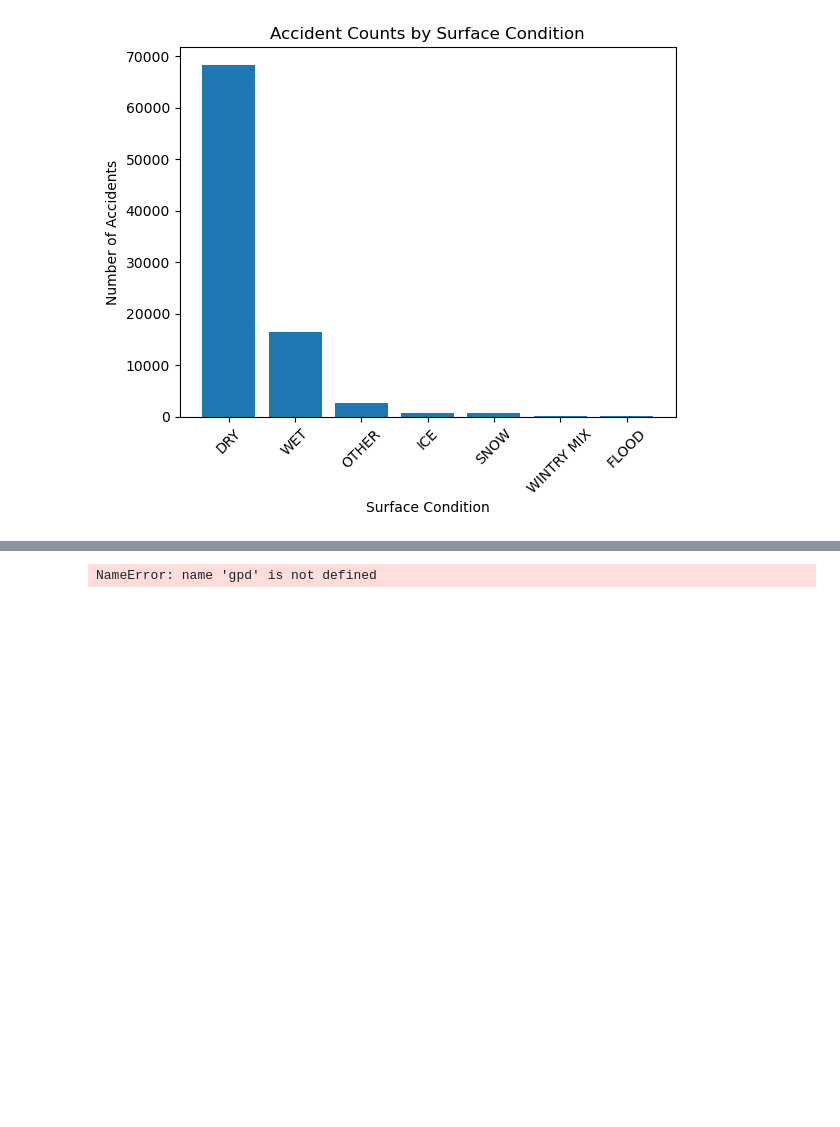
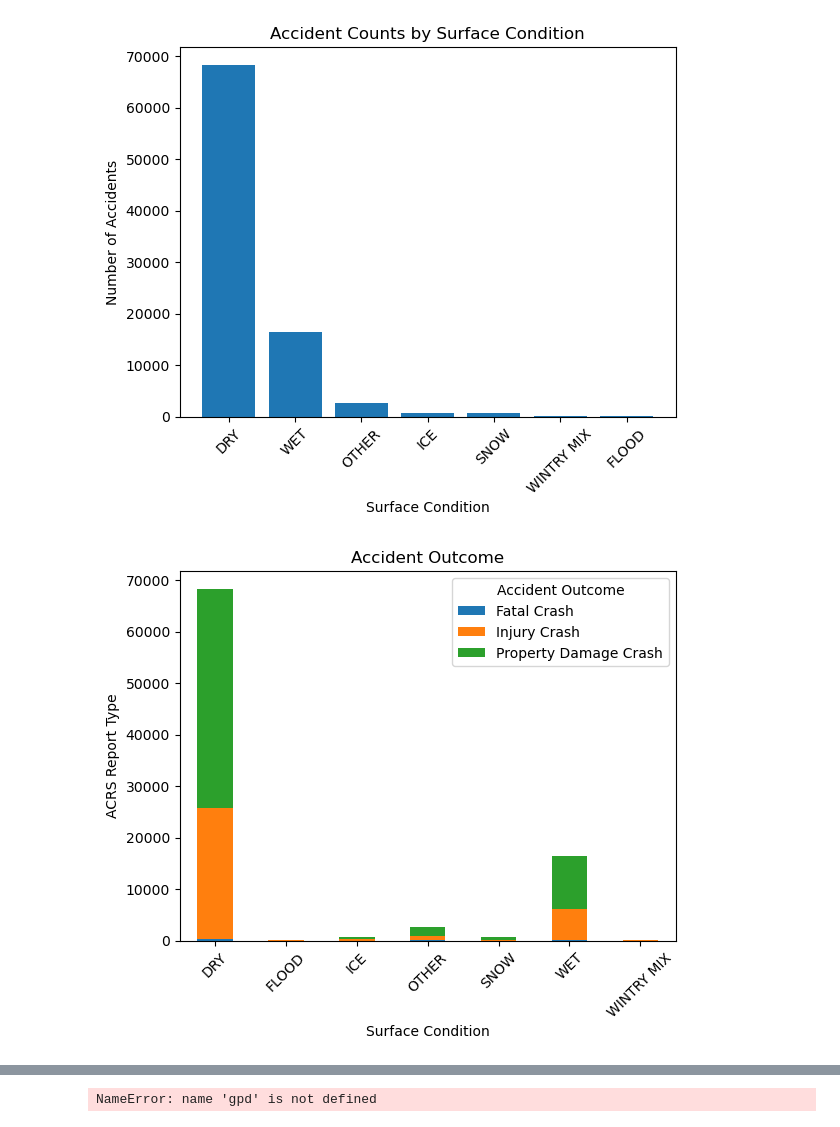
Before and after one commit to Brian-Hansen-Turton/module-9-project, a Jupyter notebook: Code/crashData.ipynb, the cells around one changed output, grey strips where cells are left out. Cells and saved outputs as stored; diff of their text form; code cells hidden in the pictures; blank space fills up the shorter version.

```diff
--- a/Code/crashData.ipynb
+++ b/Code/crashData.ipynb
@@ -234,3 +234,17 @@ plt.xticks(rotation=45)
 plt.show()
 # %% [output]
 [figure]
+# %%
+# Injury Severity counts by surface condition
+injury_severity_counts = df_focused_crashes.groupby('Surface Condition')['ACRS Report Type'].value_counts().unstack()
+
+# Plot injury severity counts (transpose to get Surface Condition on x-axis)
+injury_severity_counts.plot(kind='bar', stacked=True)
+plt.xlabel('Surface Condition')
+plt.ylabel('ACRS Report Type')
+plt.title('Accident Outcome')
+plt.xticks(rotation=45)
+plt.legend(title='Accident Outcome')
+plt.show()
+# %% [output]
+[figure, added]
```
Also changed, not shown: parts of 13 cells of this notebook.
